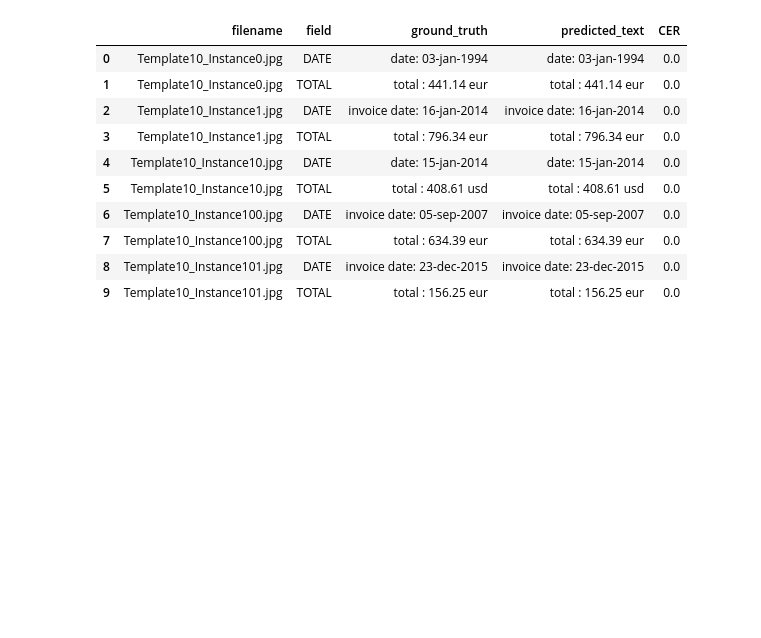
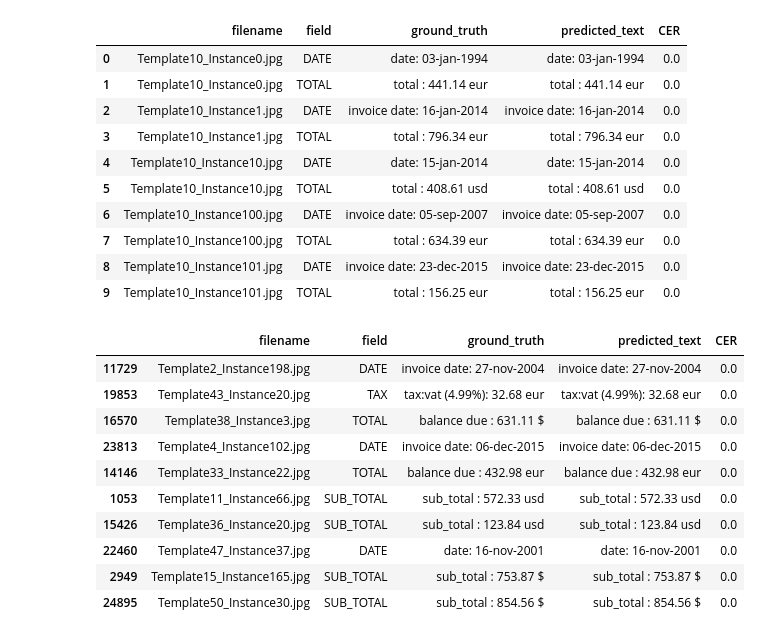
Before and after one commit to satyamkarn100-ctrl/FinDocAI, a Jupyter notebook: 01_fatura_dataset_inspection.ipynb, the cells around one changed output. Saved outputs shown, nothing was run; the diff lists cells and outputs as text; code cells hidden in the pictures; blank space fills up the shorter version.

```diff
--- a/01_fatura_dataset_inspection.ipynb
+++ b/01_fatura_dataset_inspection.ipynb
@@ -781,0 +681,25 @@ Saved to: /content/fatura_cer_results.csv
+# %%
+display(
+    cer_df.sample(
+        n=min(10, len(cer_df)),
+        random_state=42
+    )[[
+        "filename",
+        "field",
+        "ground_truth",
+        "predicted_text",
+        "CER"
+    ]]
+)
+# %% [output]
+|  | filename | field | ground_truth | predicted_text | CER |
+| 11729 | Template2_Instance198.jpg | DATE | invoice date: 27-nov-2004 | invoice date: 27-nov-2004 | 0.0 |
+| 19853 | Template43_Instance20.jpg | TAX | tax:vat (4.99%): 32.68 eur | tax:vat (4.99%): 32.68 eur | 0.0 |
+| 16570 | Template38_Instance3.jpg | TOTAL | balance due : 631.11 $ | balance due : 631.11 $ | 0.0 |
+| 23813 | Template4_Instance102.jpg | DATE | invoice date: 06-dec-2015 | invoice date: 06-dec-2015 | 0.0 |
+| 14146 | Template33_Instance22.jpg | TOTAL | balance due : 432.98 eur | balance due : 432.98 eur | 0.0 |
+| 1053 | Template11_Instance66.jpg | SUB_TOTAL | sub_total : 572.33 usd | sub_total : 572.33 usd | 0.0 |
+| 15426 | Template36_Instance20.jpg | SUB_TOTAL | sub_total : 123.84 usd | sub_total : 123.84 usd | 0.0 |
+| 22460 | Template47_Instance37.jpg | DATE | date: 16-nov-2001 | date: 16-nov-2001 | 0.0 |
+| 2949 | Template15_Instance165.jpg | SUB_TOTAL | sub_total : 753.87 $ | sub_total : 753.87 $ | 0.0 |
+| 24895 | Template50_Instance30.jpg | SUB_TOTAL | sub_total : 854.56 $ | sub_total : 854.56 $ | 0.0 |
```
Also changed, not shown: parts of 25 cells of this notebook.
